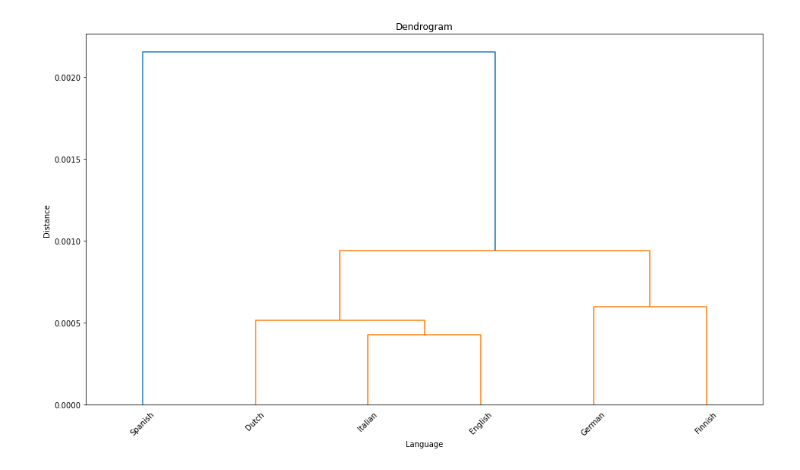
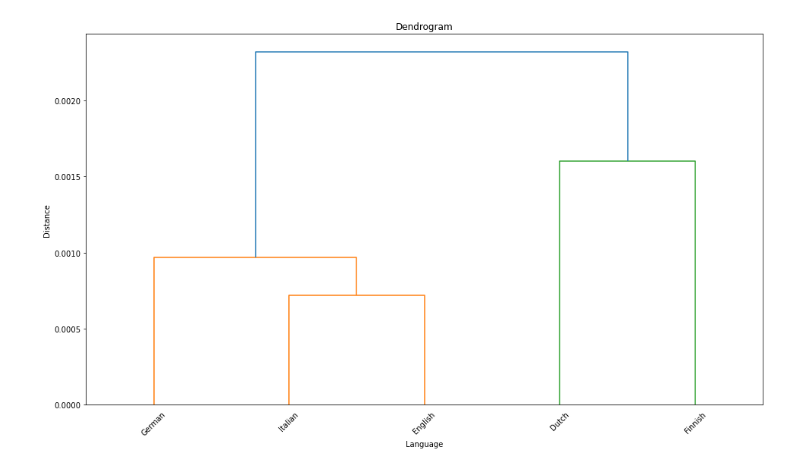
Before and after one commit to arif-cakir/GraduationProject, a Jupyter notebook: tex/Application.ipynb, the cells around one changed output. Cells and saved outputs as stored; diff of their text form; code cells hidden in the pictures.

Commit message:
aligning

```diff
--- a/tex/Application.ipynb
+++ b/tex/Application.ipynb
@@ -23,24 +29,9 @@ import html2text
 # %%
-def data_tokenizer(url, language, encoding = 'utf-8'):
-    with urlopen(url) as file:
-        divine_comedy = file.read().decode(encoding)
-        divine_comedy = html2text.html2text(divine_comedy)
-        divine_comedy = divine_comedy.replace("\n", " ")
-    f = divine_comedy.replace("\n", " ")
-    f = re.sub(r'[^\w\s]', '', f)
-    data = []
-    for i in sent_tokenize(f):
-        temp = []
-
-    # tokenize the sentence into words
-        for j in word_tokenize(i):
-            temp.append(j.lower())
-
-        data.append(temp)
-
-    stop_words = set(nltk.corpus.stopwords.words('english')) | set(nltk.corpus.stopwords.words(language))
-    [stopped] = [[i for i in j if i not in stop_words] for j in data]
-
+def data_tokenizer(language, language_name, encoding = 'utf-8'):
+    tokenized = nltk.word_tokenize(language)
+    f=[word.lower() for word in tokenized if word.isalpha()]
+    stop_words = set(nltk.corpus.stopwords.words('english')) | set(nltk.corpus.stopwords.words(language_name))
+    [stopped] = [[i for i in j if i not in stop_words] for j in [f]]
     return stopped
 # %%
 tokenized_English = data_tokenizer(English,'English')
@@ -87,4 +76,4 @@ token_df
 # %%
 from simalign import SentenceAligner
-myaligner = SentenceAligner(model="bert", token_type="bpe", matching_methods="mai")
+aligner = SentenceAligner(model="bert", token_type="bpe", matching_methods="mai")
 # %% [output]
@@ -95,6 +84,6 @@ Some weights of the model checkpoint at bert-base-multilingual-cased were not us
 # %%
 def alingment(lang150):
-    aligned = myaligner.get_word_aligns(eng150.to_list(), lang150.to_list())
+    aligned = aligner.get_word_aligns(eng150.to_list(), lang150.to_list())
     mwmf = pd.DataFrame(aligned['mwmf'])
     return lang150.reindex(mwmf[1])
 # %%
@@ -237,7 +204,7 @@ plt.show()
 # %%
 from sklearn.metrics.pairwise import cosine_similarity
-for_sim = pd.DataFrame([flat_skipgram_Dutch, flat_skipgram_German, flat_skipgram_Italian, flat_skipgram_English, flat_skipgram_Spanish, flat_skipgram_Finnish][:100])
-for_sim.index = names
+for_sim = pd.DataFrame([flat_skipgram_Dutch, flat_skipgram_German, flat_skipgram_Italian, flat_skipgram_English, flat_skipgram_Finnish][:100])
+for_sim.index = ["Dutch","German","Italian","English","Finnish"]
 for_sim.dropna(axis = 1,inplace=True)
 # %%
 from sklearn.metrics.pairwise import cosine_similarity
@@ -255,15 +221,15 @@ pd.DataFrame(sim)
 # %%
 from scipy.cluster.hierarchy import dendrogram, linkage
 Z = linkage(sim, 'ward')
 plt.figure(figsize=(16, 9))
 labels = for_sim.columns
-dendrogram(Z, leaf_rotation=90, leaf_font_size=7., labels = names)
+dendrogram(Z, leaf_rotation=90, leaf_font_size=7., labels = for_sim.index)
 plt.title('Dendrogram')
 plt.ylabel('Distance')
 plt.xlabel('Language')
 plt.xticks(rotation = 45, fontsize = 10)
 
 plt.show()
 # %% [output]
-[figure, old version]
+[figure, new version]
 # %%
```
Also changed, not shown: parts of 23 cells of this notebook, 6 other files.
